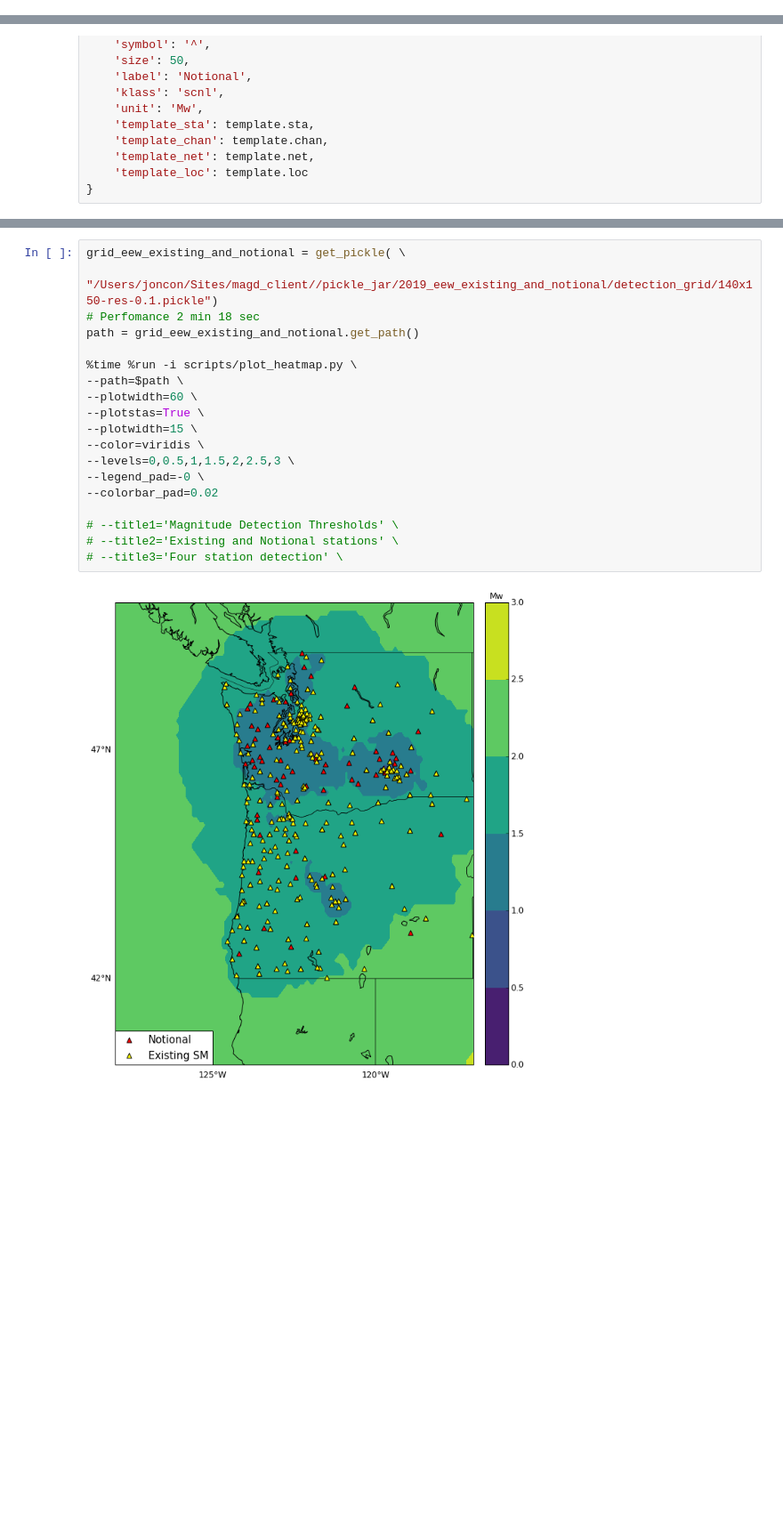
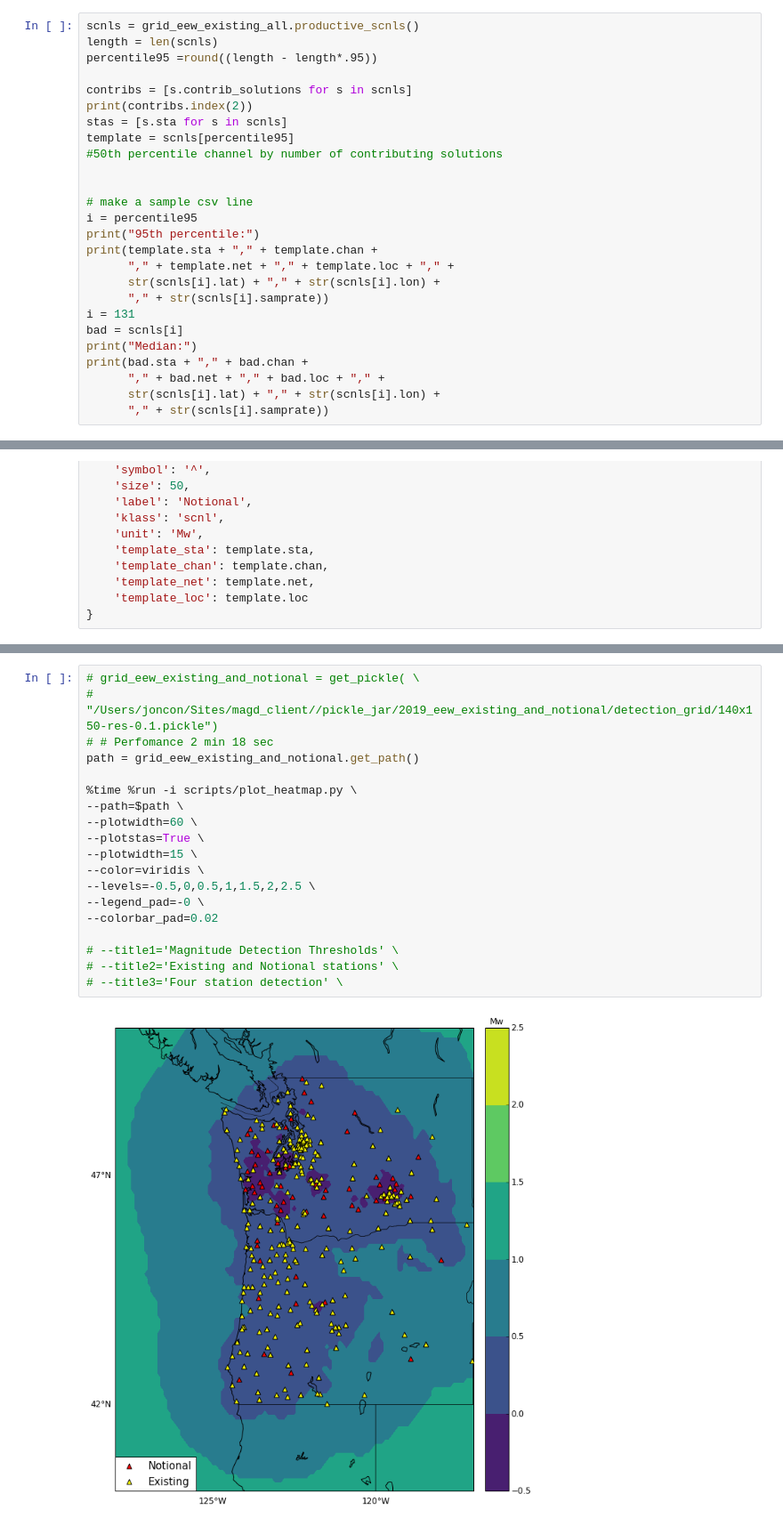
Before and after one commit to pnsn/magd_client, a Jupyter notebook: notebooks/2019_noise_all_pnsn.ipynb, the cells around one changed output, grey strips where cells are left out. Shown at 89% size. Saved outputs shown, nothing was run; the diff lists cells and outputs as text; blank space fills up the shorter version.

```diff
--- a/notebooks/2019_noise_all_pnsn.ipynb
+++ b/notebooks/2019_noise_all_pnsn.ipynb
@@ -350,0 +181,26 @@ TUCA:HHZ:--:UW
+# %%
+scnls = grid_eew_existing_all.productive_scnls()
+length = len(scnls)
+percentile95 =round((length - length*.95))
+
+contribs = [s.contrib_solutions for s in scnls]
+print(contribs.index(2))
+stas = [s.sta for s in scnls]
+template = scnls[percentile95]
+#50th percentile channel by number of contributing solutions
+
+
+# make a sample csv line
+i = percentile95
+print("95th percentile:")
+print(template.sta + "," + template.chan +
+      "," + template.net + "," + template.loc + "," +
+      str(scnls[i].lat) + "," + str(scnls[i].lon) +
+      "," + str(scnls[i].samprate))
+i = 131
+bad = scnls[i]
+print("Median:")
+print(bad.sta + "," + bad.chan +
+      "," + bad.net + "," + bad.loc + "," +
+      str(scnls[i].lat) + "," + str(scnls[i].lon) +
+      "," + str(scnls[i].samprate))
@@ -429,22 +256,22 @@ Wall time: 1h 18min 10s
 /Users/joncon/Sites/magd_client//pickle_jar/2019_eew_existing_and_notional/detection_grid/140x150-res-0.1.pickle
 # %%
-grid_eew_existing_and_notional = get_pickle( \
-    "/Users/joncon/Sites/magd_client//pickle_jar/2019_eew_existing_and_notional/detection_grid/140x150-res-0.1.pickle")
-# Perfomance 2 min 18 sec
+# grid_eew_existing_and_notional = get_pickle( \
+#     "/Users/joncon/Sites/magd_client//pickle_jar/2019_eew_existing_and_notional/detection_grid/140x150-res-0.1.pickle")
+# # Perfomance 2 min 18 sec
 path = grid_eew_existing_and_notional.get_path()
 
 %time %run -i scripts/plot_heatmap.py \
 --path=$path \
 --plotwidth=60 \
 --plotstas=True \
 --plotwidth=15 \
 --color=viridis \
---levels=0,0.5,1,1.5,2,2.5,3 \
+--levels=-0.5,0,0.5,1,1.5,2,2.5 \
 --legend_pad=-0 \
 --colorbar_pad=0.02
 
 # --title1='Magnitude Detection Thresholds' \
 # --title2='Existing and Notional stations' \
 # --title3='Four station detection' \
 # %% [output]
-[figure, old version]
+[figure, new version]
```
Also changed, not shown: parts of 28 cells of this notebook, 4 other files.
